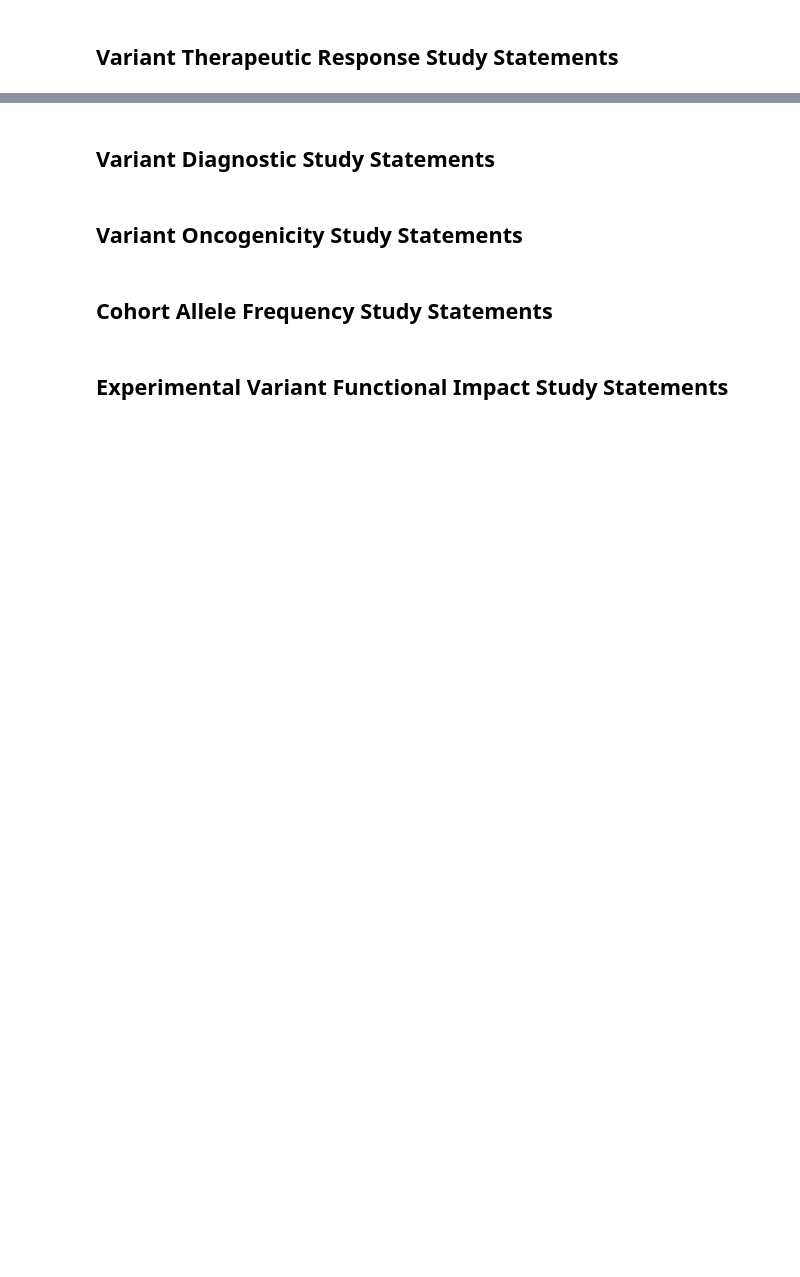
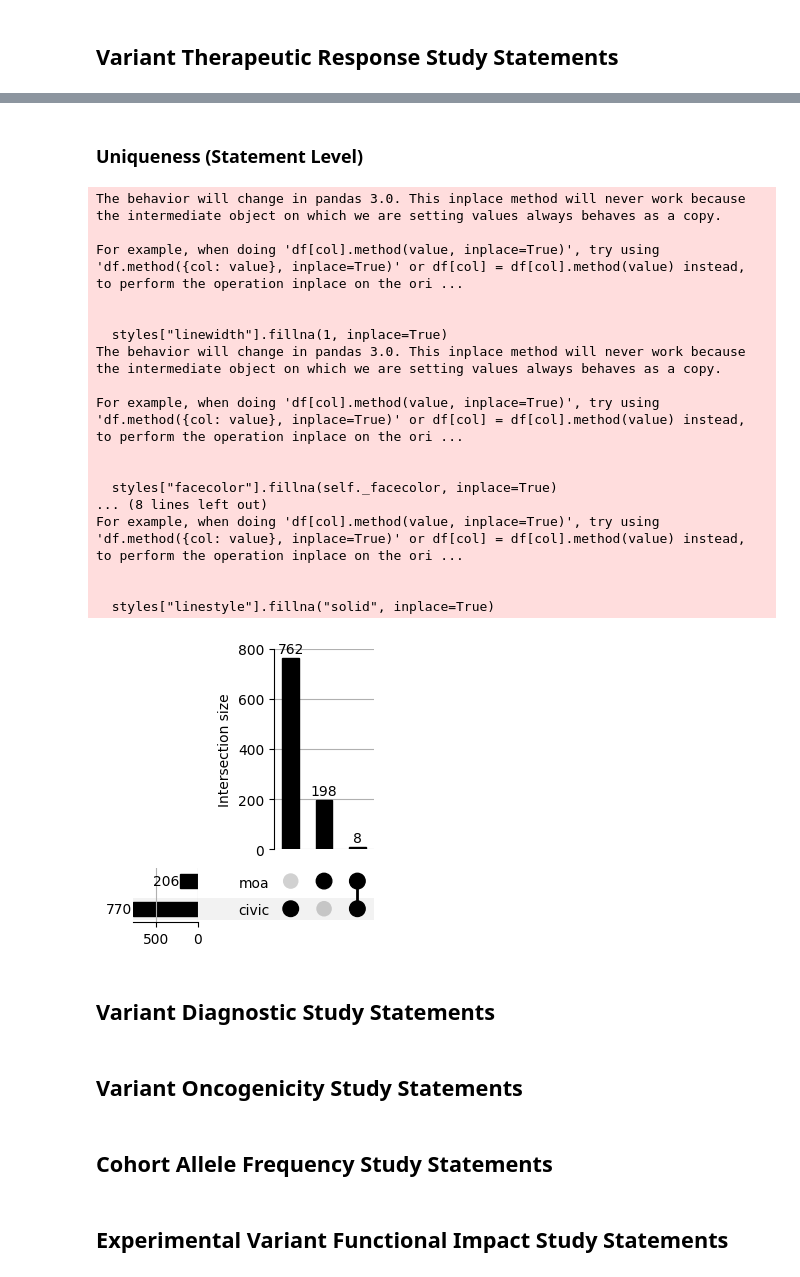
Before and after one commit to cancervariants/metakb, a Jupyter notebook: notebooks/evidence.ipynb, the cells around one changed output, grey strips where cells are left out. Drawn from its saved outputs; the diff is of its cells as text; code cells hidden in the pictures; blank space fills up the shorter version.

```diff
--- a/notebooks/evidence.ipynb
+++ b/notebooks/evidence.ipynb
@@ -110,6 +113,7 @@ def grab_object_therapeutic(study_id):
                 properties(c) AS Therapeutic
     """
     result = execute_query(query)
+    # Check for n>1 therapies attached to a node
     if len(result) > 1:
         print(f'{study_id} has {len(result)} subjects possible')
 
@@ -117,21 +121,17 @@ def grab_object_therapeutic(study_id):
     if not(result):
         return(None)
 
-    # Grab concept identifier (if not single therapeutic, handle other cases)
+    # Grab concept identifier for non-grouped therapeutic
     if 'normalizer_id' in result[0]['Therapeutic']:
         therapeutic = result[0]['Therapeutic']['normalizer_id']
         return(therapeutic)
 
-    ther_type = result[0]['Therapeutic']['type']
+    # Check if there is a grouped therapeutic
+    if 'groupType' in result[0]['Therapeutic'].keys():
+        ther_type = result[0]['Therapeutic']['groupType']
+        if ther_type == 'CombinationTherapy' or ther_type == 'TherapeuticSubstituteGroup':
+            return((ther_type, result[0]['Therapeutic']['id']))
 
-    # TODO: Consider additional ways to handle these group therapy types?
-    if ther_type == 'CombinationTherapy':
-        # DO SOMETHING
-        return((ther_type, result[0]['Therapeutic']['id']))
-
-    if ther_type == 'TherapeuticSubstituteGroup':
-        # DO SOMETHING ELSE
-        return((ther_type, result[0]['Therapeutic']['id']))
 
 
 def grab_qualifier_disease(study_id):
@@ -250,2 +325,6 @@ Name: count, Length: 129, dtype: int64
 # %% [markdown]
 ## Variant Therapeutic Response Study Statements
+# %%
+data = df[df['propositionType']=='VariantTherapeuticResponseProposition'].reset_index(drop=True)
+print(f'Studies found: {len(data)}')
+data[0:5]
@@ -251,0 +339,10 @@ Name: count, Length: 129, dtype: int64
+# %%
+data[['Variant','Disease','Therapeutic']] = None
+data['Variant'] = data['id'].apply(grab_subject_variant)
+data['Disease'] = data['id'].apply(grab_qualifier_disease)
+data['Therapeutic'] = data['id'].apply(grab_object_therapeutic)
+data['source'] = data['id'].apply(lambda x: x.split('.')[0])
+data['statement'] = data.apply(lambda row: (row['Variant'], row['predicate'], row['Therapeutic'], row['Disease']), axis=1)
+data
+
+data[0:5]
@@ -252,3 +356,37 @@ Name: count, Length: 129, dtype: int64
+# %% [markdown]
+### Uniqueness (Statement Level)
+# %%
+# Initialize unique groups for identifying uniqueness
+unique_therapeutic_statements = list(data['statement'].unique())
+
+therapeutic_statement_uniqueness = pd.DataFrame({'statements': unique_therapeutic_statements,
+                                                'civic': None,
+                                                'moa': None})
+
+therapeutic_statement_uniqueness = calculate_uniqueness(therapeutic_statement_uniqueness, data,'statement')
+upset_data = format_for_upset(therapeutic_statement_uniqueness,'statement')
+plot(upset_data, show_counts=True)
+# plt.savefig('gene_unique_upset_plot.png', dpi=300, format='png', bbox_inches='tight')
+plt.show()
+# %% [output]
+The behavior will change in pandas 3.0. This inplace method will never work because the intermediate object on which we are setting values always behaves as a copy.
+
+For example, when doing 'df[col].method(value, inplace=True)', try using 'df.method({col: value}, inplace=True)' or df[col] = df[col].method(value) instead, to perform the operation inplace on the ori ...
+
+
+  styles["linewidth"].fillna(1, inplace=True)
+The behavior will change in pandas 3.0. This inplace method will never work because the intermediate object on which we are setting values always behaves as a copy.
+
+For example, when doing 'df[col].method(value, inplace=True)', try using 'df.method({col: value}, inplace=True)' or df[col] = df[col].method(value) instead, to perform the operation inplace on the ori ...
+
+
+  styles["facecolor"].fillna(self._facecolor, inplace=True)
+... (8 lines left out)
+For example, when doing 'df[col].method(value, inplace=True)', try using 'df.method({col: value}, inplace=True)' or df[col] = df[col].method(value) instead, to perform the operation inplace on the ori ...
+
+
+  styles["linestyle"].fillna("solid", inplace=True)
+[figure, added]
 # %% [markdown]
 ## Variant Diagnostic Study Statements
 # %%
```
Also changed, not shown: parts of 25 cells of this notebook.
